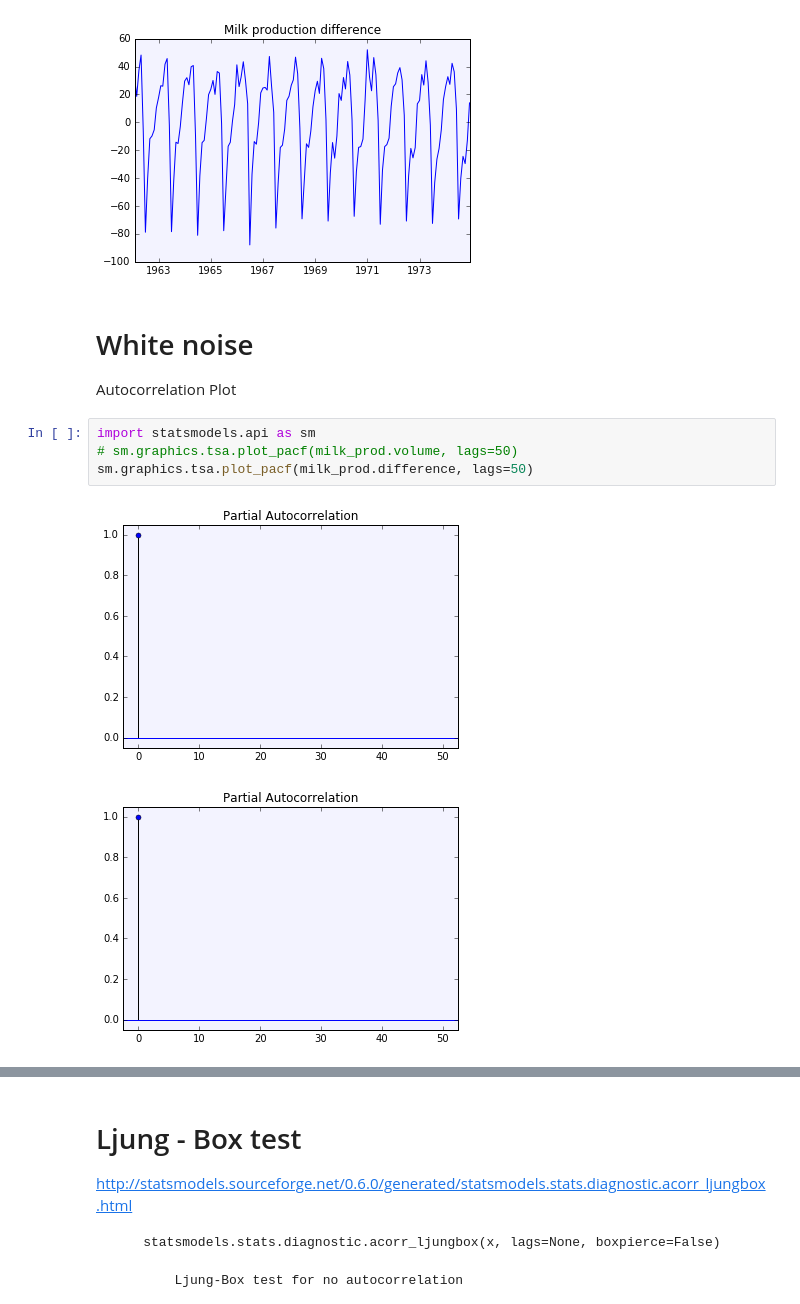
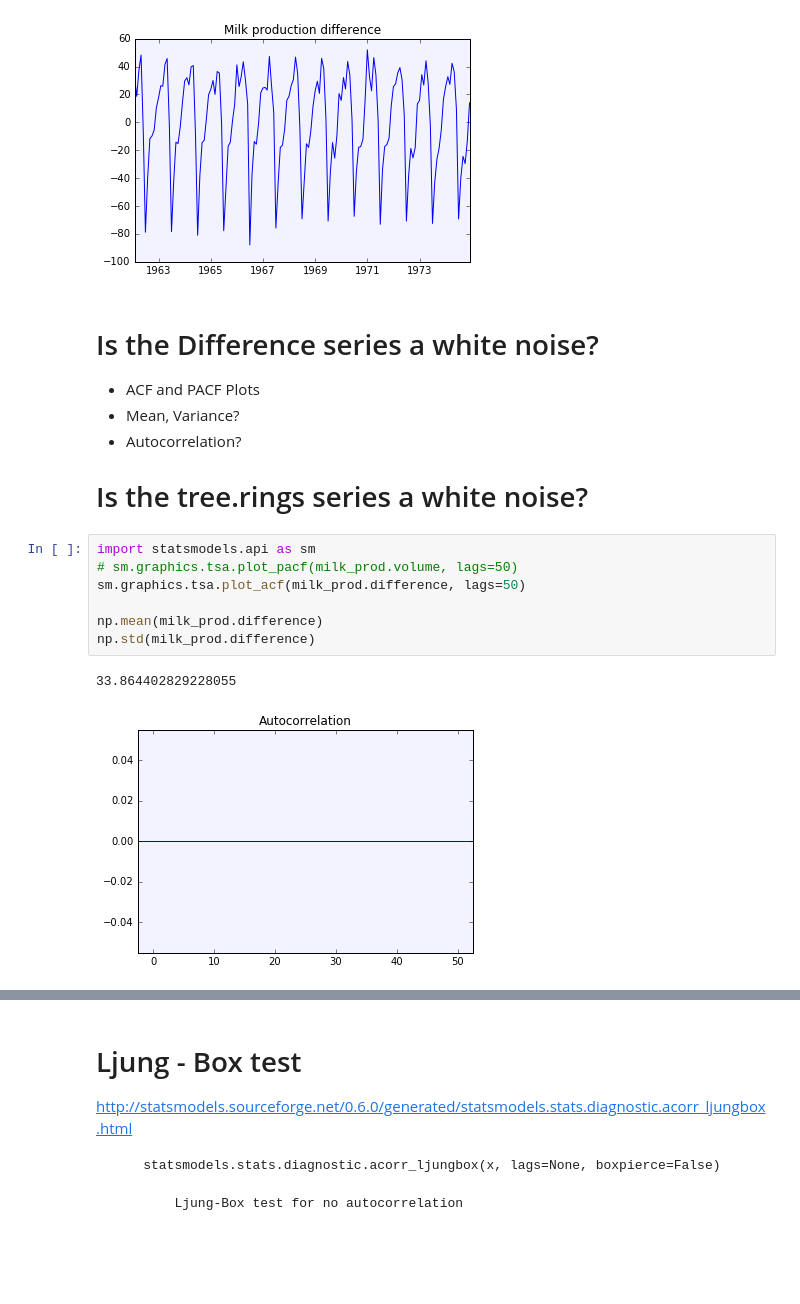
Before and after one commit to alexisperrier/gads, a Jupyter notebook: 17_ts2/py/L17 Time Series Demo.ipynb, the cells around one changed output, grey strips where cells are left out. Saved outputs shown, nothing was run; the diff lists cells and outputs as text; blank space fills up the shorter version.

```diff
--- a/17_ts2/py/L17 Time Series Demo.ipynb
+++ b/17_ts2/py/L17 Time Series Demo.ipynb
@@ -75,15 +75,22 @@ print("p-value for difference: %.3f => reject Null Hypothesis => Stationary"% df
 p-value for volume: 0.683 => Can't reject Null Hypothesis
 p-value for difference: 0.066 => reject Null Hypothesis => Stationary
 [figure]
-# %% [markdown]
-# White noise
-
-Autocorrelation Plot
+# %% [markdown]
+# Is the Difference series a white noise?
+
+* ACF and PACF Plots
+* Mean, Variance?
+* Autocorrelation?
+
+# Is the tree.rings series a white noise?
 # %%
 import statsmodels.api as sm
 # sm.graphics.tsa.plot_pacf(milk_prod.volume, lags=50)
-sm.graphics.tsa.plot_pacf(milk_prod.difference, lags=50)
+sm.graphics.tsa.plot_acf(milk_prod.difference, lags=50)
+
+np.mean(milk_prod.difference)
+np.std(milk_prod.difference)
 # %% [output]
+33.864402829228055
-[figure, old version]
+[figure, new version]
-[figure, removed]
 # %%
```
Also changed, not shown: parts of 4 cells of this notebook, 5 other files.
